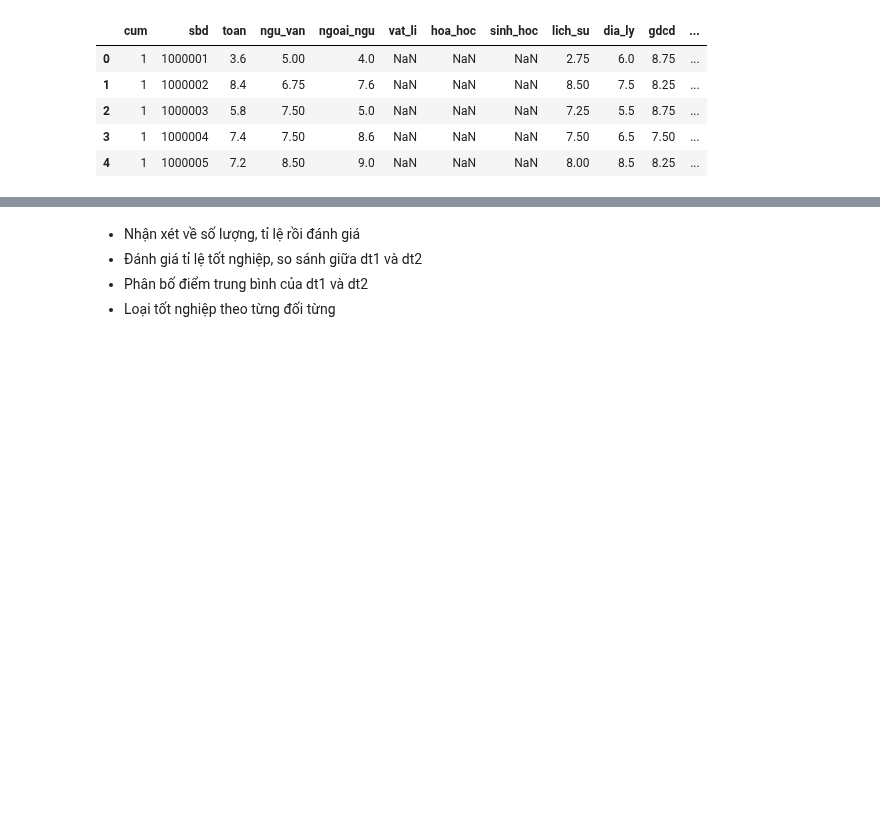
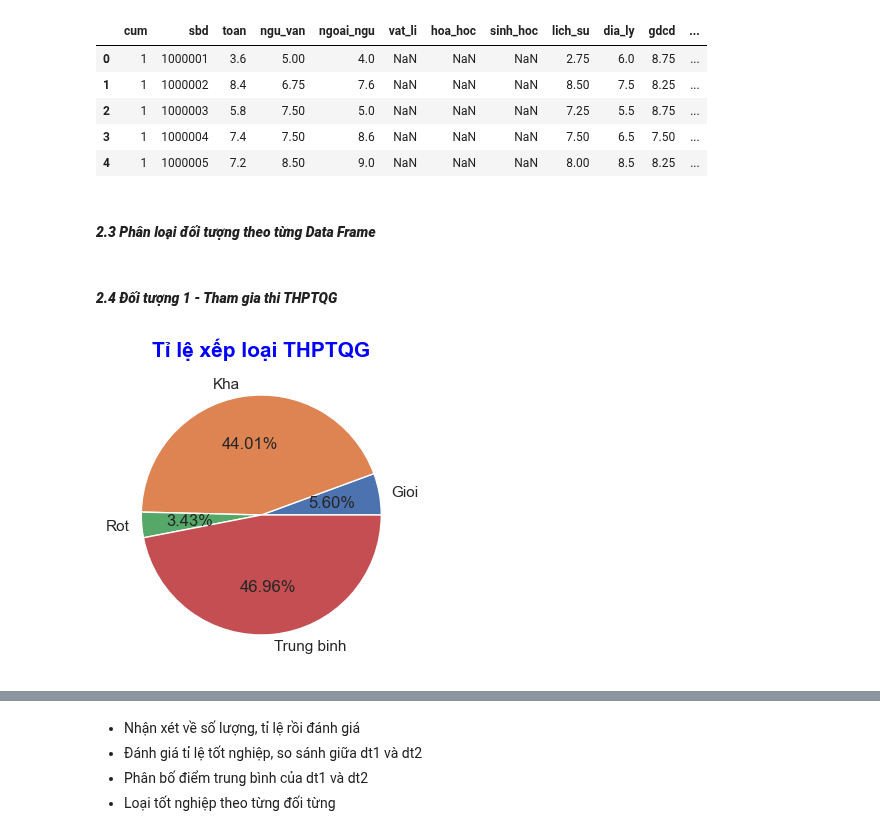
Before and after one commit to ntp-shin/Introduction_to_Data_Science, a Jupyter notebook: 1_Distribution.ipynb, the cells around one changed output, grey strips where cells are left out. Drawn from its saved outputs; the diff is of its cells as text; code cells hidden in the pictures; blank space fills up the shorter version.

```diff
--- a/1_Distribution.ipynb
+++ b/1_Distribution.ipynb
@@ -169,0 +172,3 @@ plt.show()
+# %%
+df['diem_tn'] = df.loc[(df['phan_loai'] != 'DH_RETEST') & (df['phan_loai'] != 'TH_RETEST'),
+            ['toan','ngu_van', 'ngoai_ngu','vat_li','hoa_hoc','sinh_hoc','lich_su', 'dia_ly', 'gdcd']].mean(axis=1)
@@ -170,17 +193,15 @@ plt.show()
 # %%
-df['diem_tn'] = df.loc[(df['phan_loai'] != 'DH_RETEST') & (df['phan_loai'] != 'TH_RETEST'),['toan','ngu_van', 'ngoai_ngu','vat_li','hoa_hoc','sinh_hoc','lich_su', 'dia_ly', 'gdcd']].mean(axis=1)
-
 def classifier(row):
-    if ((row['toan'] < 1) | (row['ngu_van'] < 1) | (row['ngoai_ngu'] < 1) | (row['vat_li'] < 1) | (row['hoa_hoc'] < 1) | (row['sinh_hoc'] < 1) | (row['lich_su'] < 1) | (row['dia_ly'] < 1) | (row['gdcd'] < 1)):
+    if (pd.isna(row['diem_tn'])):
+        return np.nan
+    elif (min(row['toan'], row['ngu_van'], row['ngoai_ngu'], row['vat_li'], row['hoa_hoc'], row['sinh_hoc'], row['lich_su'], row['dia_ly'], row['gdcd']) < 1):
         return 'Rot'
     elif (row['diem_tn'] >= 8):
         return 'Gioi'
     elif (row['diem_tn'] >= 6.5):
         return 'Kha'
-    elif (row['diem_tn'] >= 5):
+    elif (row['diem_tn'] >= 4.5):
         return 'Trung binh'
-    elif (pd.isna(row['diem_tn'])):
-        return np.nan
     else: return 'Rot'
 
 df['xep_loai_tn'] = df.apply(classifier, axis = 1)
@@ -193,3 +214,5 @@ df.head()
 | 2 | 1 | 1000003 | 5.8 | 7.50 | 5.0 | NaN | NaN | NaN | 7.25 | 5.5 | 8.75 | ... |
 | 3 | 1 | 1000004 | 7.4 | 7.50 | 8.6 | NaN | NaN | NaN | 7.50 | 6.5 | 7.50 | ... |
 | 4 | 1 | 1000005 | 7.2 | 8.50 | 9.0 | NaN | NaN | NaN | 8.00 | 8.5 | 8.25 | ... |
+# %% [markdown]
+#### ***2.3 Phân loại đối tượng theo từng Data Frame***
@@ -195,0 +224,12 @@ df.head()
+# %% [markdown]
+#### ***2.4 Đối tượng 1 - Tham gia thi THPTQG***
+# %%
+fig = plt.figure(figsize=(3,3))
+ax = fig.add_axes([0,0,1,1])
+ax.axis('equal')
+students = df_dt1.groupby(['xep_loai_tn'])['xep_loai_tn'].count()
+ax.pie(students,labels = students.keys(), autopct = '%1.2f%%')
+plt.title('Tỉ lệ xếp loại THPTQG', fontsize=15, fontweight='bold', color='blue')
+plt.show()
+# %% [output]
+[figure, added]
```
Also changed, not shown: parts of 61 cells of this notebook, 1 other file.
